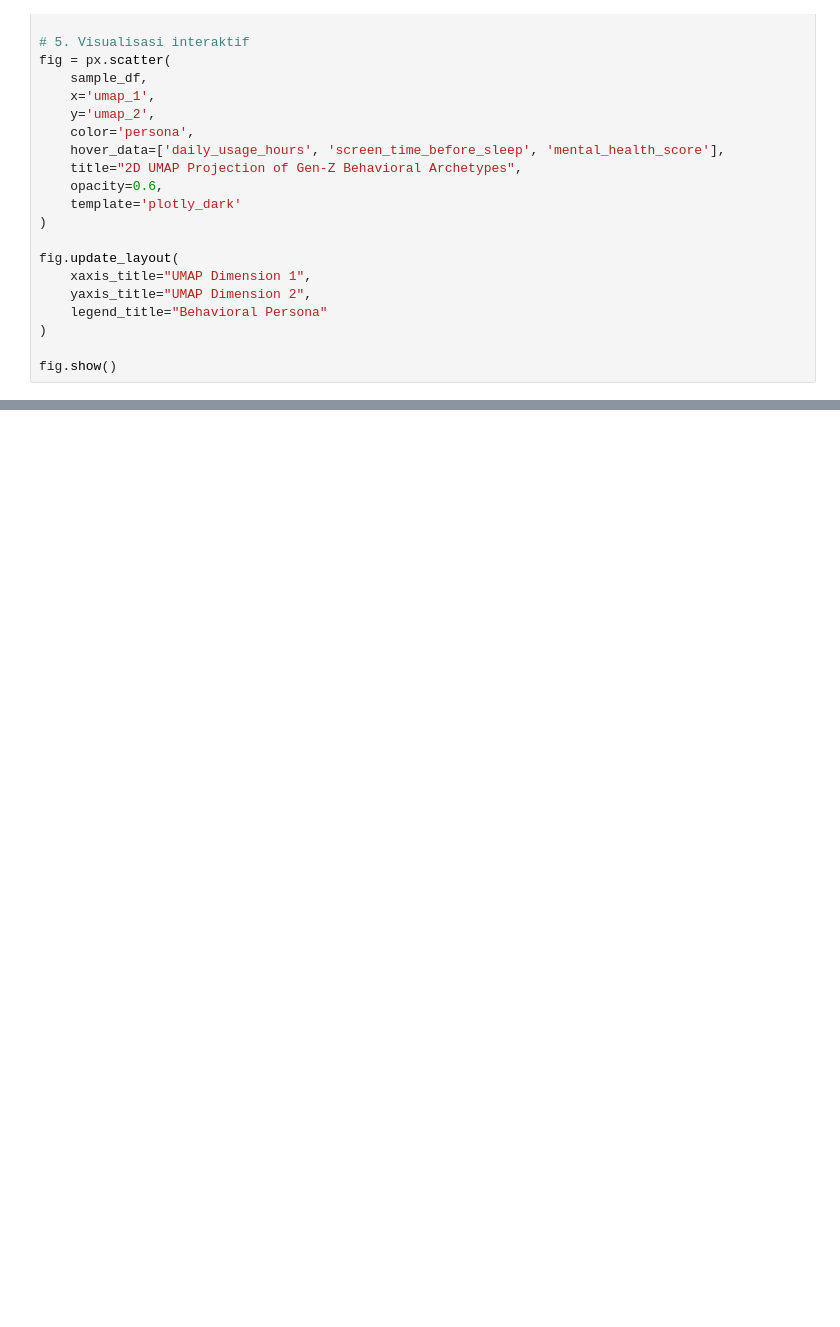
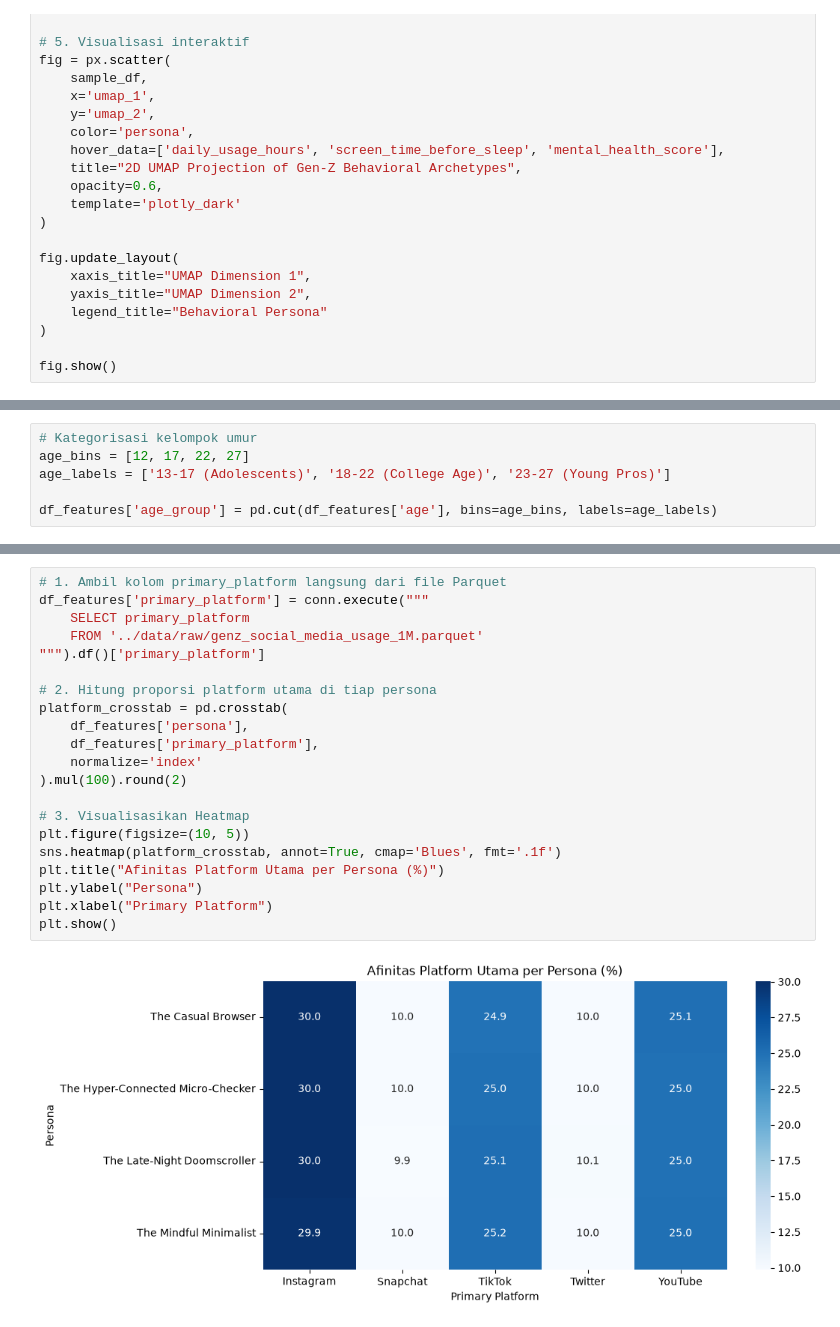
Before and after one commit to SamMorales11/gen-z-behavioral-clustering, a Jupyter notebook: notebooks/01_eda_clustering.ipynb, the cells around one changed output, grey strips where cells are left out. Drawn from its saved outputs; the diff is of its cells as text; blank space fills up the shorter version.

Commit message:
feat: complete archetype discovery, profiling, and radar visualization

```diff
--- a/notebooks/01_eda_clustering.ipynb
+++ b/notebooks/01_eda_clustering.ipynb
@@ -332,0 +339,6 @@ fig.show()
+# %%
+# Kategorisasi kelompok umur
+age_bins = [12, 17, 22, 27]
+age_labels = ['13-17 (Adolescents)', '18-22 (College Age)', '23-27 (Young Pros)']
+
+df_features['age_group'] = pd.cut(df_features['age'], bins=age_bins, labels=age_labels)
@@ -332,0 +389,23 @@ fig.show()
+# %%
+# 1. Ambil kolom primary_platform langsung dari file Parquet
+df_features['primary_platform'] = conn.execute("""
+    SELECT primary_platform
+    FROM '../data/raw/genz_social_media_usage_1M.parquet'
+""").df()['primary_platform']
+
+# 2. Hitung proporsi platform utama di tiap persona
+platform_crosstab = pd.crosstab(
+    df_features['persona'],
+    df_features['primary_platform'],
+    normalize='index'
+).mul(100).round(2)
+
+# 3. Visualisasikan Heatmap
+plt.figure(figsize=(10, 5))
+sns.heatmap(platform_crosstab, annot=True, cmap='Blues', fmt='.1f')
+plt.title("Afinitas Platform Utama per Persona (%)")
+plt.ylabel("Persona")
+plt.xlabel("Primary Platform")
+plt.show()
+# %% [output]
+[figure, added]
```
Also changed, not shown: parts of 5 cells of this notebook, 2 other files.
